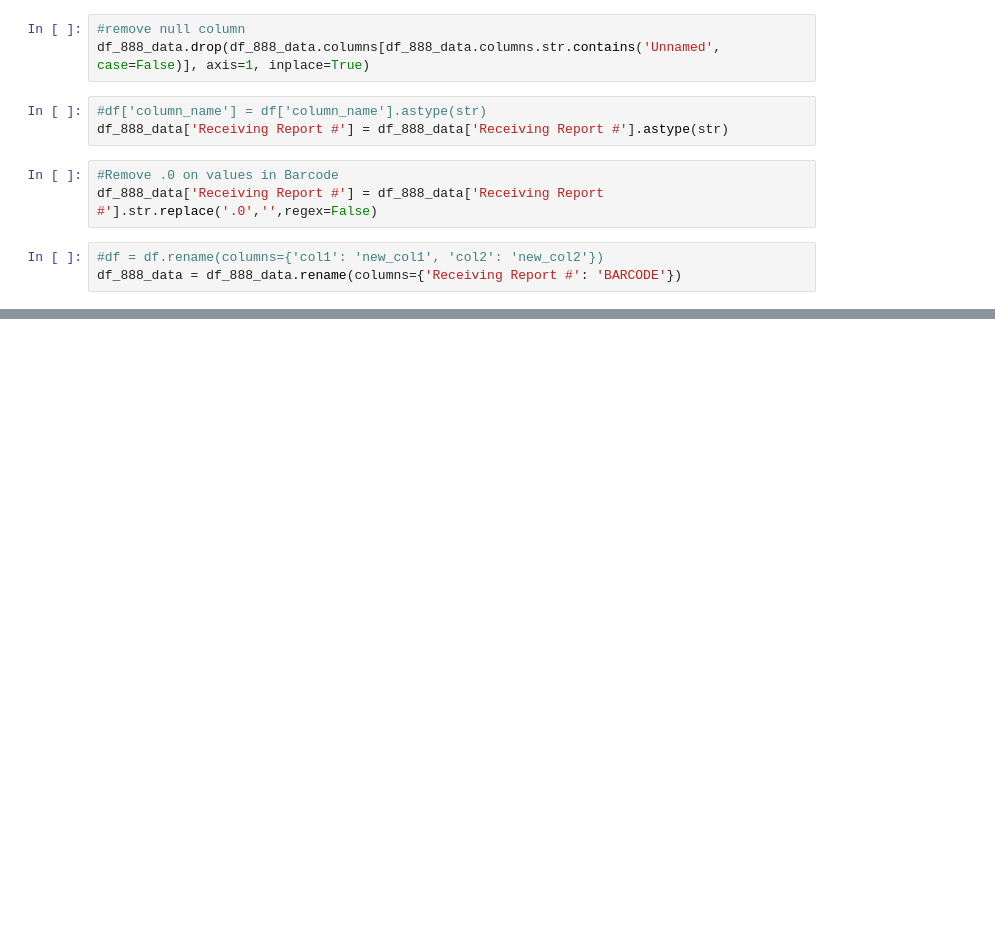
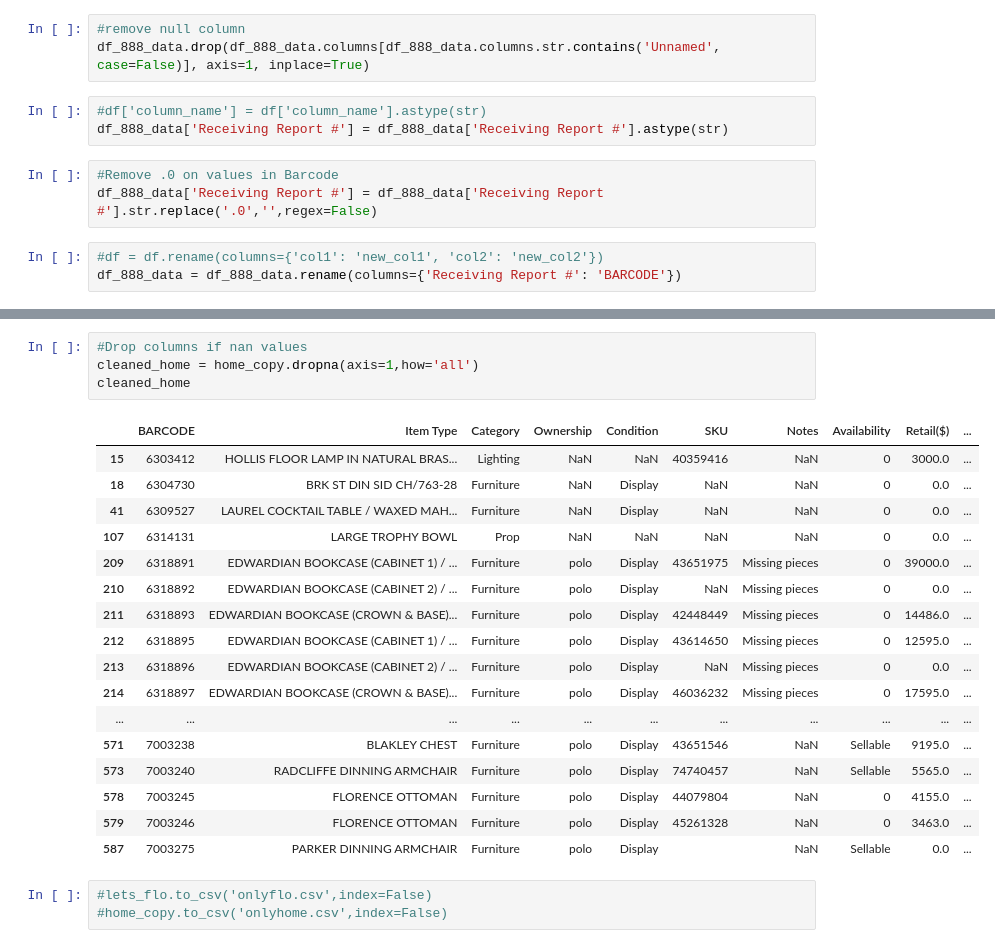
Before and after one commit to aradar1/RL-Home-Data-Cleaning, a Jupyter notebook: 888 Data Cleaning.ipynb, the cells around one changed output, grey strips where cells are left out. Cells and saved outputs as stored; diff of their text form; blank space fills up the shorter version.

```diff
--- a/888 Data Cleaning.ipynb
+++ b/888 Data Cleaning.ipynb
@@ -254,0 +192,25 @@ concat_df.to_csv('Output/difference.csv',index=False)
+# %%
+#Drop columns if nan values
+cleaned_home = home_copy.dropna(axis=1,how='all')
+cleaned_home
+# %% [output]
+|  | BARCODE | Item Type | Category | Ownership | Condition | SKU | Notes | Availability | Retail($) | ... |
+| 15 | 6303412 | HOLLIS FLOOR LAMP IN NATURAL BRAS... | Lighting | NaN | NaN | 40359416 | NaN | 0 | 3000.0 | ... |
+| 18 | 6304730 | BRK ST DIN SID CH/763-28 | Furniture | NaN | Display | NaN | NaN | 0 | 0.0 | ... |
+| 41 | 6309527 | LAUREL COCKTAIL TABLE / WAXED MAH... | Furniture | NaN | Display | NaN | NaN | 0 | 0.0 | ... |
+| 107 | 6314131 | LARGE TROPHY BOWL | Prop | NaN | NaN | NaN | NaN | 0 | 0.0 | ... |
+| 209 | 6318891 | EDWARDIAN BOOKCASE (CABINET 1) / ... | Furniture | polo | Display | 43651975 | Missing pieces | 0 | 39000.0 | ... |
+| 210 | 6318892 | EDWARDIAN BOOKCASE (CABINET 2) / ... | Furniture | polo | Display | NaN | Missing pieces | 0 | 0.0 | ... |
+| 211 | 6318893 | EDWARDIAN BOOKCASE (CROWN & BASE)... | Furniture | polo | Display | 42448449 | Missing pieces | 0 | 14486.0 | ... |
+| 212 | 6318895 | EDWARDIAN BOOKCASE (CABINET 1) / ... | Furniture | polo | Display | 43614650 | Missing pieces | 0 | 12595.0 | ... |
+| 213 | 6318896 | EDWARDIAN BOOKCASE (CABINET 2) / ... | Furniture | polo | Display | NaN | Missing pieces | 0 | 0.0 | ... |
+| 214 | 6318897 | EDWARDIAN BOOKCASE (CROWN & BASE)... | Furniture | polo | Display | 46036232 | Missing pieces | 0 | 17595.0 | ... |
+| ... | ... | ... | ... | ... | ... | ... | ... | ... | ... | ... |
+| 571 | 7003238 | BLAKLEY CHEST | Furniture | polo | Display | 43651546 | NaN | Sellable | 9195.0 | ... |
+| 573 | 7003240 | RADCLIFFE DINNING ARMCHAIR | Furniture | polo | Display | 74740457 | NaN | Sellable | 5565.0 | ... |
+| 578 | 7003245 | FLORENCE OTTOMAN | Furniture | polo | Display | 44079804 | NaN | 0 | 4155.0 | ... |
+| 579 | 7003246 | FLORENCE OTTOMAN | Furniture | polo | Display | 45261328 | NaN | 0 | 3463.0 | ... |
+| 587 | 7003275 | PARKER DINNING ARMCHAIR | Furniture | polo | Display |  | NaN | Sellable | 0.0 | ... |
+# %%
+#lets_flo.to_csv('onlyflo.csv',index=False)
+#home_copy.to_csv('onlyhome.csv',index=False)
```
Also changed, not shown: parts of 47 cells of this notebook, 3 other files.
